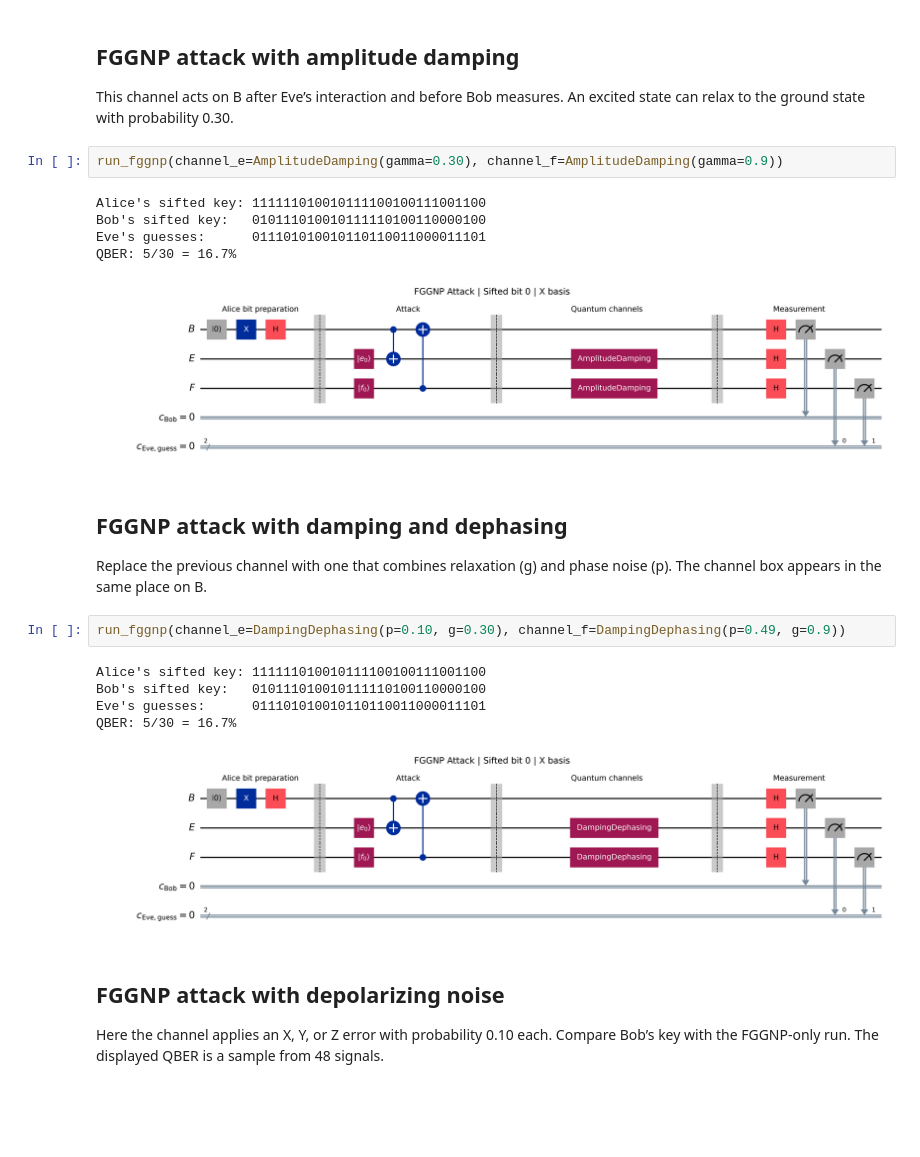
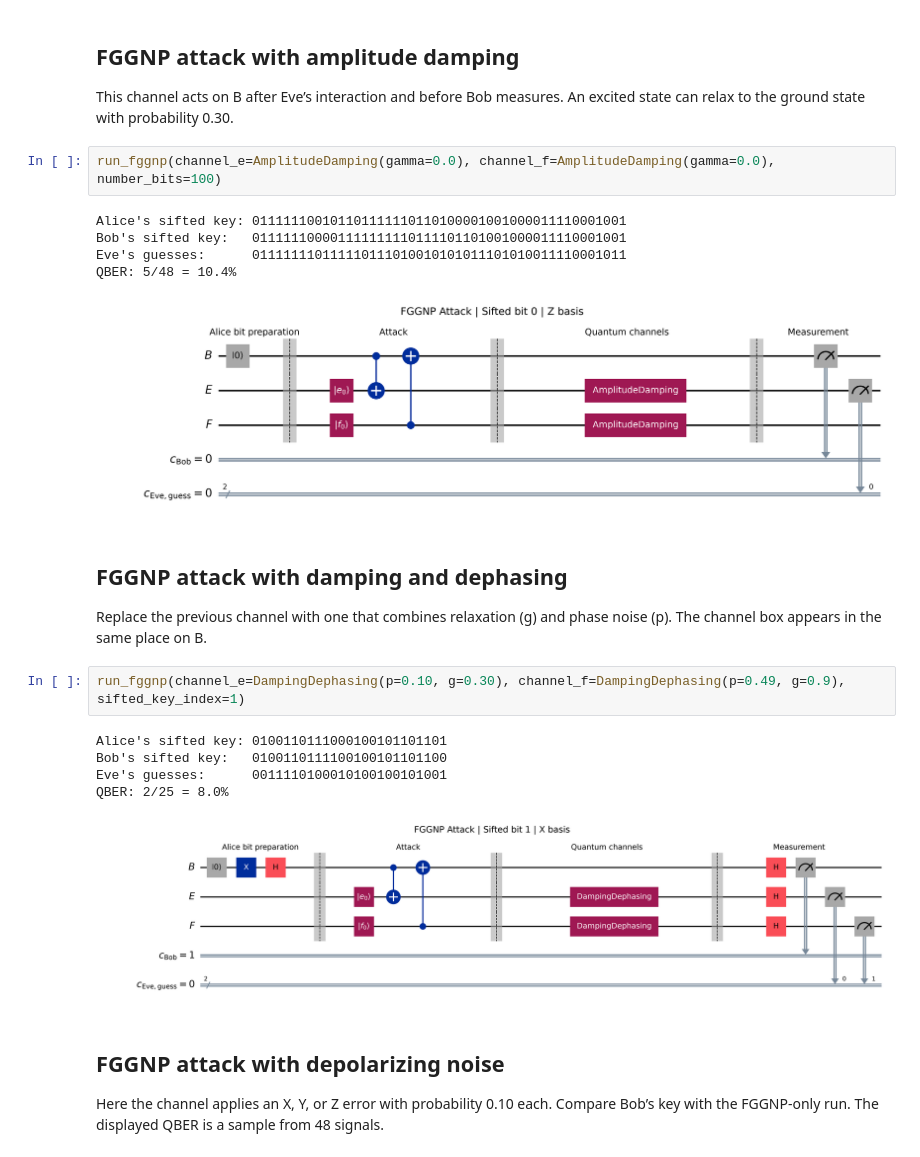
Before and after one commit to kaufmann-group/quantum-memory-bb84, a Jupyter notebook: src/BB84 Demonstrations.ipynb, the cells around one changed output. Cells and saved outputs as stored; diff of their text form; blank space fills up the shorter version.

```diff
--- a/src/BB84 Demonstrations.ipynb
+++ b/src/BB84 Demonstrations.ipynb
@@ -129,24 +149,24 @@ def run_fggnp(channel_e, channel_f, sifted_key_index=0, disturbance=0.10, number
 
 This channel acts on B after Eve’s interaction and before Bob measures. An excited state can relax to the ground state with probability 0.30.
 # %%
-run_fggnp(channel_e=AmplitudeDamping(gamma=0.30), channel_f=AmplitudeDamping(gamma=0.9))
+run_fggnp(channel_e=AmplitudeDamping(gamma=0.0), channel_f=AmplitudeDamping(gamma=0.0), number_bits=100)
 # %% [output]
-Alice's sifted key: 111111010010111100100111001100
-Bob's sifted key:   010111010010111110100110000100
-Eve's guesses:      011101010010110110011000011101
-QBER: 5/30 = 16.7%
+Alice's sifted key: 011111100101101111110110100001001000011110001001
+Bob's sifted key:   011111100001111111110111101101001000011110001001
+Eve's guesses:      011111110111110111010010101011101010011110001011
+QBER: 5/48 = 10.4%
-[figure, old version]
+[figure, new version]
 # %% [markdown]
 ## FGGNP attack with damping and dephasing
 
 Replace the previous channel with one that combines relaxation (g) and phase noise (p). The channel box appears in the same place on B.
 # %%
-run_fggnp(channel_e=DampingDephasing(p=0.10, g=0.30), channel_f=DampingDephasing(p=0.49, g=0.9))
+run_fggnp(channel_e=DampingDephasing(p=0.10, g=0.30), channel_f=DampingDephasing(p=0.49, g=0.9), sifted_key_index=1)
 # %% [output]
-Alice's sifted key: 111111010010111100100111001100
-Bob's sifted key:   010111010010111110100110000100
-Eve's guesses:      011101010010110110011000011101
-QBER: 5/30 = 16.7%
+Alice's sifted key: 0100110111000100101101101
+Bob's sifted key:   0100110111100100101101100
+Eve's guesses:      0011110100010100100101001
+QBER: 2/25 = 8.0%
 [figure]
 # %% [markdown]
 ## FGGNP attack with depolarizing noise
```
Also changed, not shown: parts of 12 cells of this notebook, 24 other files.
